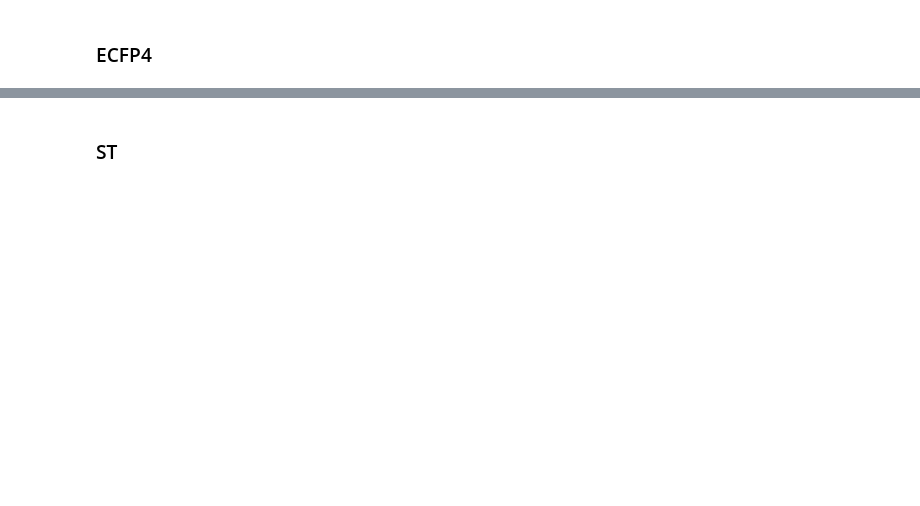
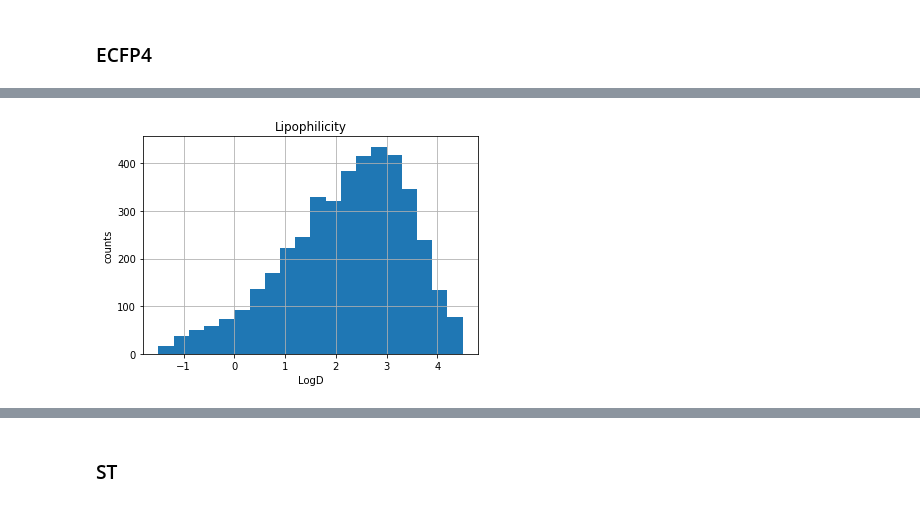
Before and after one commit to DSPsleeporg/smiles-transformer, a Jupyter notebook: smiles_transformer/evaluate.ipynb, the cells around one changed output, grey strips where cells are left out. Saved outputs shown, nothing was run; the diff lists cells and outputs as text; code cells hidden in the pictures; blank space fills up the shorter version.

```diff
--- a/smiles_transformer/evaluate.ipynb
+++ b/smiles_transformer/evaluate.ipynb
@@ -489,0 +566,4 @@ for rate in rates:
+# %%
+df = pd.read_csv('data/lipo.csv')
+print(df.shape)
+df.head()
@@ -489,0 +581,9 @@ for rate in rates:
+# %%
+plt.hist(df['exp'].values, bins=20)
+plt.xlabel('LogD')
+plt.ylabel('counts')
+plt.title('Lipophilicity')
+plt.grid()
+plt.show()
+# %% [output]
+[figure, added]
```
Also changed, not shown: parts of 219 cells of this notebook, 3 other files.
